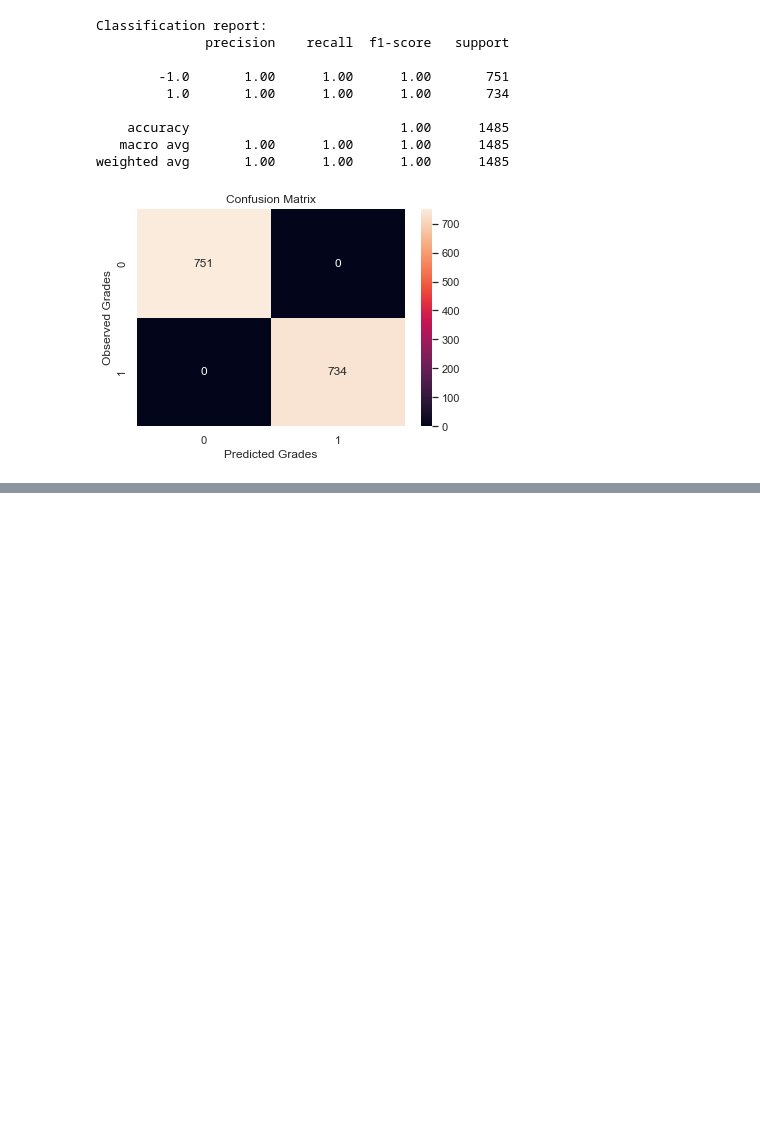
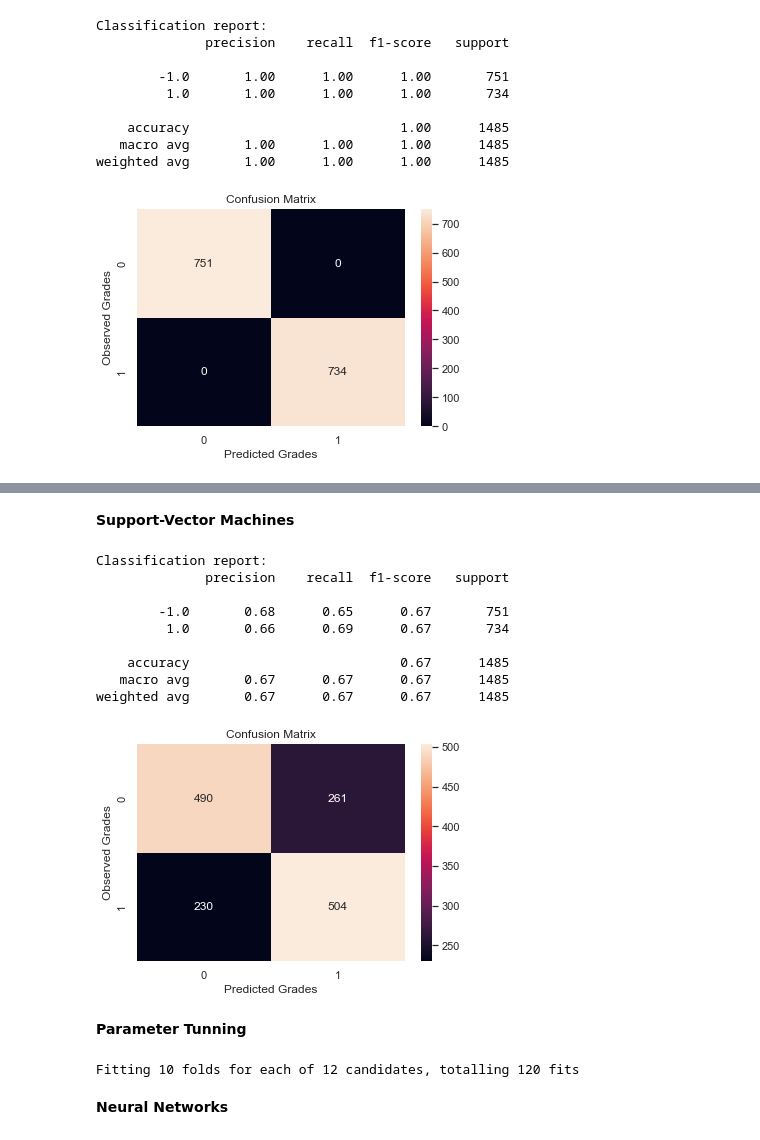
Before and after one commit to GustavoSena/AC-FEUP, a Jupyter notebook: LoadDataset.ipynb, the cells around one changed output, grey strips where cells are left out. Saved outputs shown, nothing was run; the diff lists cells and outputs as text; code cells hidden in the pictures; blank space fills up the shorter version.

```diff
--- a/LoadDataset.ipynb
+++ b/LoadDataset.ipynb
@@ -489,0 +642,55 @@ weighted avg       1.00      1.00      1.00      1485
+# %% [markdown]
+**Support-Vector Machines**
+# %%
+svc = SVC()
+
+svc.fit(X_train, y_train)
+svc_prediction = svc.predict(X_test)
+
+svm_classification_report = classification_report(y_test, svc_prediction, output_dict=True)
+
+print(f"Classification report:\n{classification_report(y_test, svc_prediction)}\n")
+
+sb.set(font_scale=1.0)
+
+ax = plt.subplot()
+
+confusion_matrix_svm = confusion_matrix(y_test, svc_prediction)
+
+sb.heatmap(confusion_matrix_svm, annot=True, ax=ax, fmt="g")
+
+ax.set_xlabel('Predicted Grades');
+ax.set_ylabel('Observed Grades');
+ax.set_title('Confusion Matrix');
+plt.show()
+
+best_svm_classification_report = svm_classification_report
+# %% [output]
+Classification report:
+              precision    recall  f1-score   support
+
+        -1.0       0.68      0.65      0.67       751
+         1.0       0.66      0.69      0.67       734
+
+    accuracy                           0.67      1485
+   macro avg       0.67      0.67      0.67      1485
+weighted avg       0.67      0.67      0.67      1485
+[figure, added]
+# %% [markdown]
+**Parameter Tunning**
+# %%
+parameter_grid = {'C' : [0.1, 1, 10],
+                'kernel': ['linear', 'poly', 'rbf', 'sigmoid']}
+
+grid_search = GridSearchCV(SVC(),
+                           param_grid=parameter_grid,
+                           cv=10,
+                           verbose=4,
+                           n_jobs=4)
+
+grid_search.fit(X_train, y_train)
+print(f"Best score: {grid_search.best_score_}")
+print(f"Best parameters: {grid_search.best_params_}")
+print(f"Best estimator: {grid_search.best_estimator_}")
+# %% [output]
+Fitting 10 folds for each of 12 candidates, totalling 120 fits
@@ -489,0 +718,2 @@ weighted avg       1.00      1.00      1.00      1485
+# %% [markdown]
+**Neural Networks**
```
Also changed, not shown: parts of 16 cells of this notebook.
